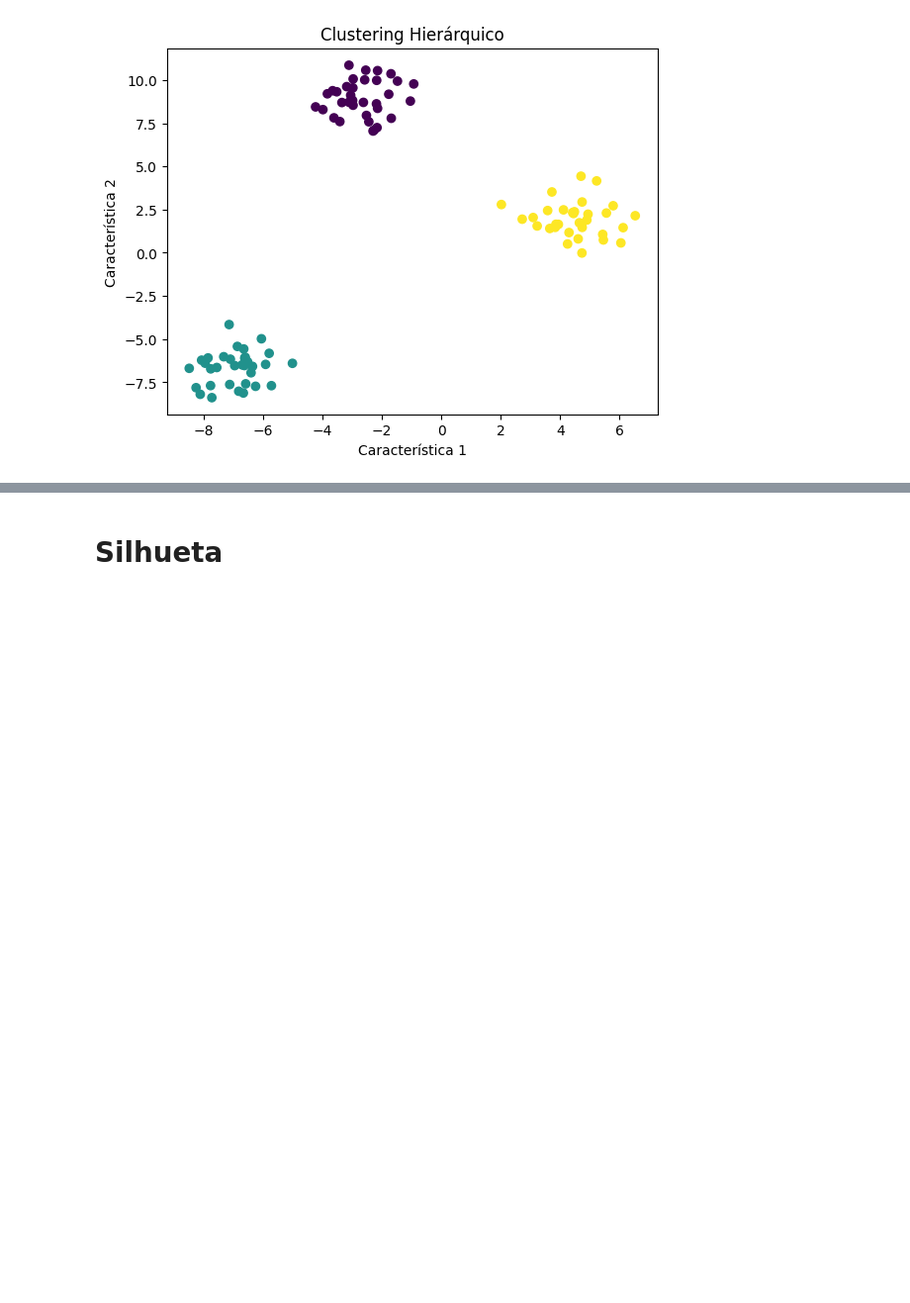
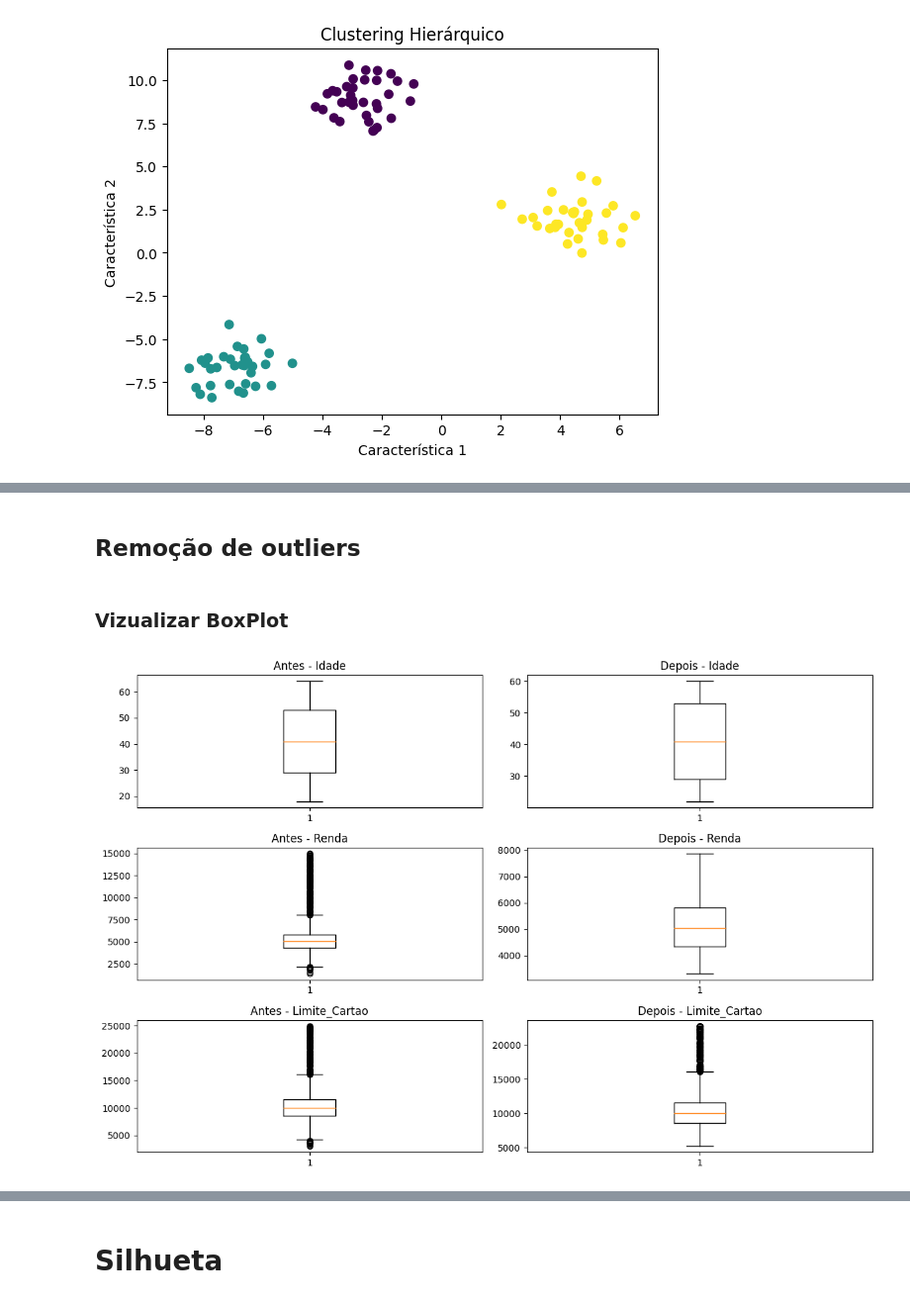
Before and after one commit to LeandroCoelhos/estudos_datascience, a Jupyter notebook: Limpeza_dataset.ipynb, the cells around one changed output, grey strips where cells are left out. Shown at 99% size. Saved outputs shown, nothing was run; the diff lists cells and outputs as text; code cells hidden in the pictures; blank space fills up the shorter version.

```diff
--- a/Limpeza_dataset.ipynb
+++ b/Limpeza_dataset.ipynb
@@ -146,0 +182,2 @@ import numpy as np
+# %% [markdown]
+## Remoção de outliers
@@ -146,0 +205,42 @@ import numpy as np
+# %%
+# Definir colunas numéricas e quantis desejados
+colunas_numericas = ['Idade', 'Renda', 'Limite_Cartao']
+quantiles = {
+    'Idade': (0.1, 0.9),
+    'Renda': (0.05, 0.95),
+    'Limite_Cartao': (0.01, 0.99)
+}
+
+# Aplicar o recorte no conjunto de treinamento
+df_treino_clip, clip_values = clip_quantiles_treino(df_treino, colunas_numericas, quantiles)
+
+# Aplicar o mesmo recorte no conjunto de teste
+df_teste_clip = clip_quantiles_teste(df_teste, colunas_numericas, clip_values)
+# %% [markdown]
+### Vizualizar BoxPlot
+# %%
+import matplotlib.pyplot as plt
+
+def boxplot_comparativo(df_antes, df_depois, colunas_numericas):
+    fig, axs = plt.subplots(len(colunas_numericas), 2, figsize=(12, 8))
+
+    for i, coluna in enumerate(colunas_numericas):
+        # Boxplot do DataFrame antes da clipagem
+        axs[i, 0].boxplot(df_antes[coluna])
+        axs[i, 0].set_title(f'Antes - {coluna}')
+
+        # Boxplot do DataFrame depois da clipagem
+        axs[i, 1].boxplot(df_depois[coluna])
+        axs[i, 1].set_title(f'Depois - {coluna}')
+
+    # Ajustar layout
+    plt.tight_layout()
+    plt.show()
+# %%
+# Definir colunas numéricas
+colunas_numericas = ['Idade', 'Renda', 'Limite_Cartao']
+
+# Chamar a função para criar o boxplot comparativo
+boxplot_comparativo(df_treino, df_treino_clip, colunas_numericas)
+# %% [output]
+[figure, added]
```
Also changed, not shown: parts of 23 cells of this notebook.
